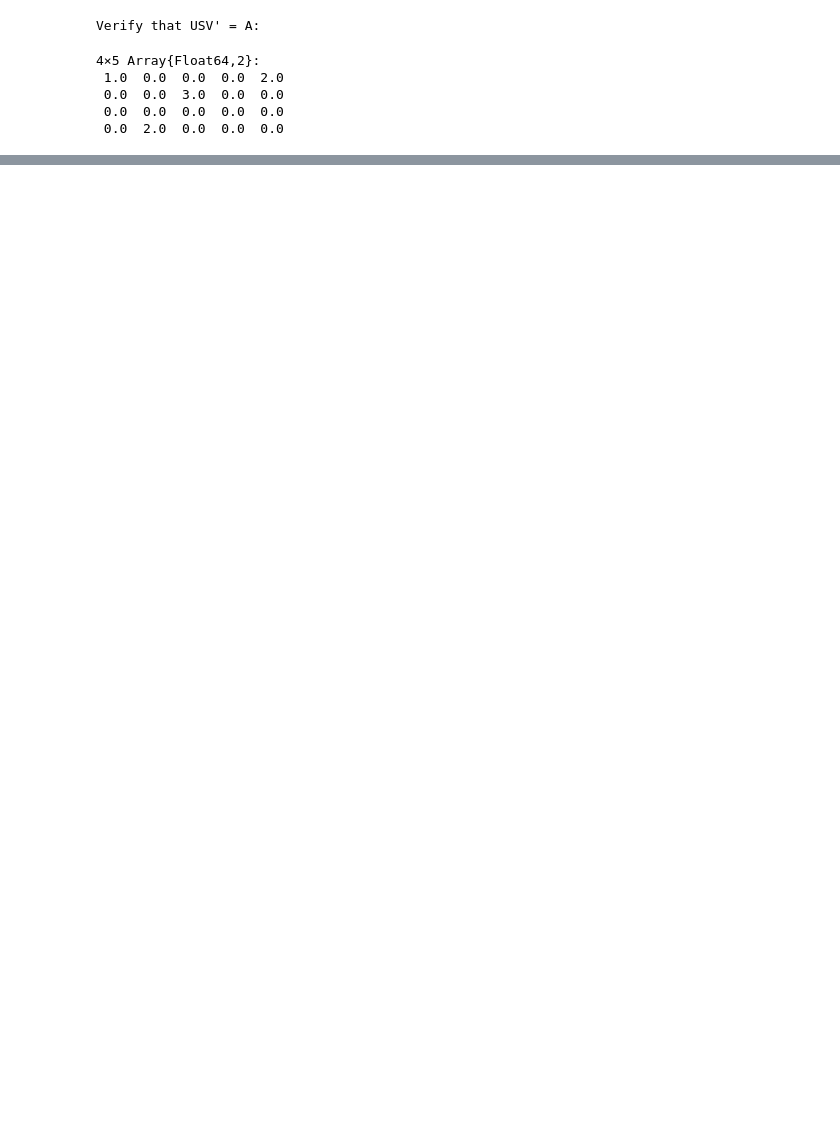
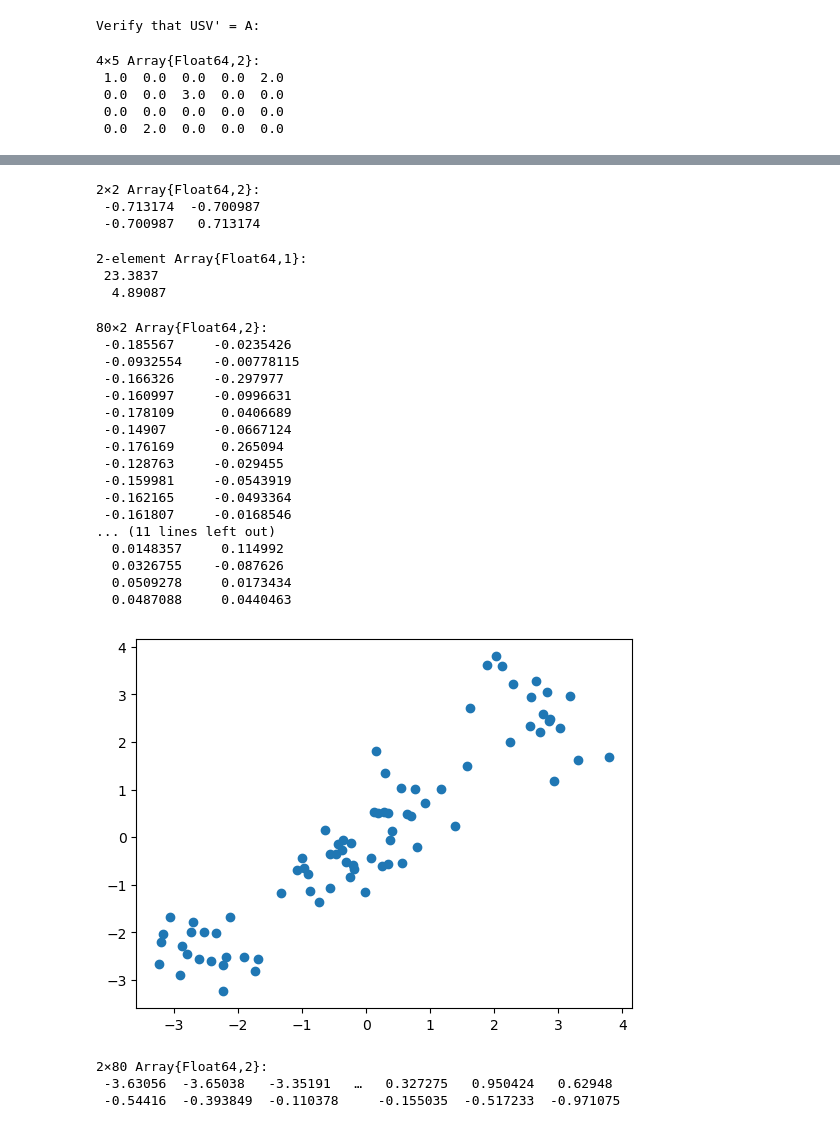
Before and after one commit to yhrtsai/M368K_S2018, a Jupyter notebook: M368K Workbook - least square approximations.ipynb, the cells around one changed output, grey strips where cells are left out. Saved outputs shown, nothing was run; the diff lists cells and outputs as text; code cells hidden in the pictures; blank space fills up the shorter version.

```diff
--- a/M368K Workbook - least square approximations.ipynb
+++ b/M368K Workbook - least square approximations.ipynb
@@ -422,0 +758,56 @@ Ur=U[:,1:r]
+# %%
+v1=[2.5 2.5]'
+v2=[0.5 0.5]'
+
+g1=v1.+0.5*randn(2, 20)
+g2=-v1.+0.5*randn(2, 20)
+
+g3=v2.+0.45*randn(2, 20)
+g4=-v2.+0.45*randn(2, 20)
+
+A=[g1 g2 g3 g4]
+
+C=sum(A,2)./size(A,2)
+
+Ac=A.-C
+
+using PyPlot
+scatter( Ac[1,:], Ac[2,:])
+
+U,S,V=svd(Ac)
+
+#display(C)
+display(U)
+display(S)
+display(V)
+# %% [output]
+2×2 Array{Float64,2}:
+ -0.713174  -0.700987
+ -0.700987   0.713174
+2-element Array{Float64,1}:
+ 23.3837
+  4.89087
+80×2 Array{Float64,2}:
+ -0.185567     -0.0235426
+ -0.0932554    -0.00778115
+ -0.166326     -0.297977
+ -0.160997     -0.0996631
+ -0.178109      0.0406689
+ -0.14907      -0.0667124
+ -0.176169      0.265094
+ -0.128763     -0.029455
+ -0.159981     -0.0543919
+ -0.162165     -0.0493364
+ -0.161807     -0.0168546
+... (11 lines left out)
+  0.0148357     0.114992
+  0.0326755    -0.087626
+  0.0509278     0.0173434
+  0.0487088     0.0440463
+[figure, added]
+# %%
+Y=U'*Ac
+# %% [output]
+2×80 Array{Float64,2}:
+ -3.63056  -3.65038   -3.35191   …   0.327275   0.950424   0.62948
+ -0.54416  -0.393849  -0.110378     -0.155035  -0.517233  -0.971075
```
Also changed, not shown: parts of 36 cells of this notebook.
